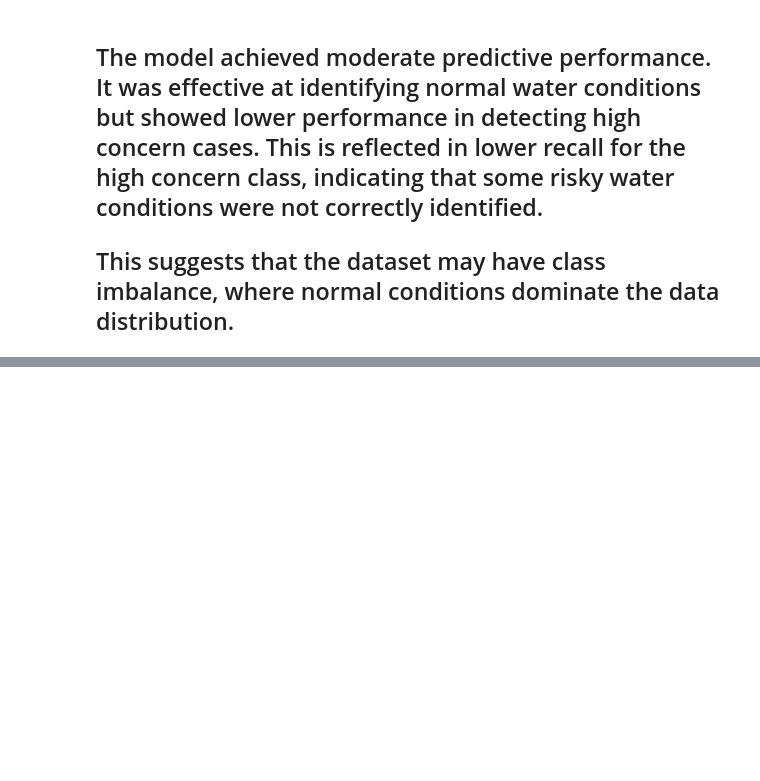
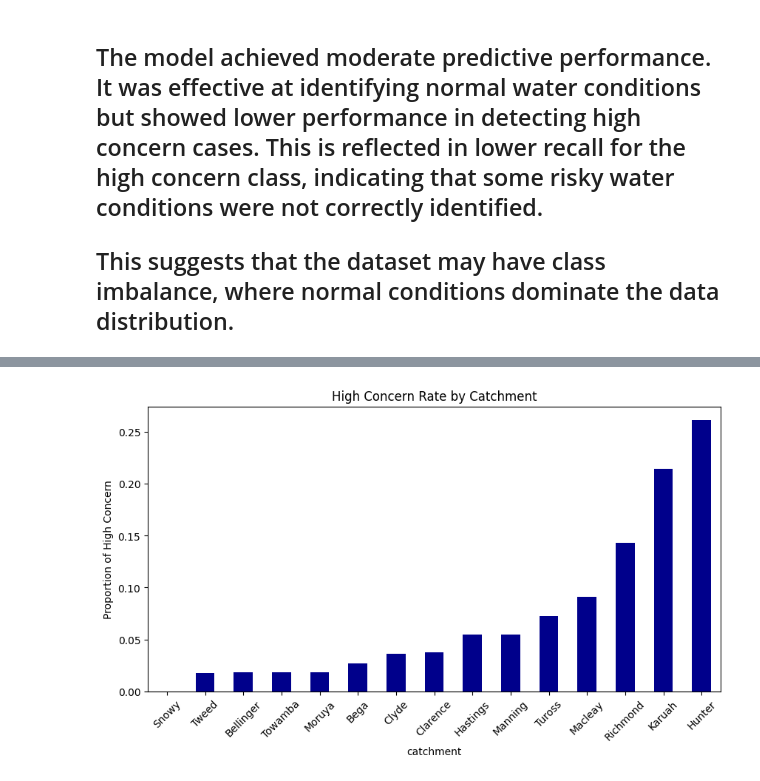
Before and after one commit to rosisneupane/nsw-water-quality-analysis, a Jupyter notebook: notebooks/NM-KNN.ipynb, the cells around one changed output, grey strips where cells are left out. Cells and saved outputs as stored; diff of their text form; code cells hidden in the pictures; blank space fills up the shorter version.

```diff
--- a/notebooks/NM-KNN.ipynb
+++ b/notebooks/NM-KNN.ipynb
@@ -171,0 +199,11 @@ Confusion Matrix:
+# %%
+catchment_risk = df.groupby("catchment")["high_concern"].mean().sort_values()
+
+plt.figure(figsize=(10,5))
+catchment_risk.plot(kind="bar", color="darkblue")
+plt.title("High Concern Rate by Catchment")
+plt.ylabel("Proportion of High Concern")
+plt.xticks(rotation=45)
+plt.show()
+# %% [output]
+[figure, added]
```
Also changed, not shown: parts of 5 cells of this notebook.
